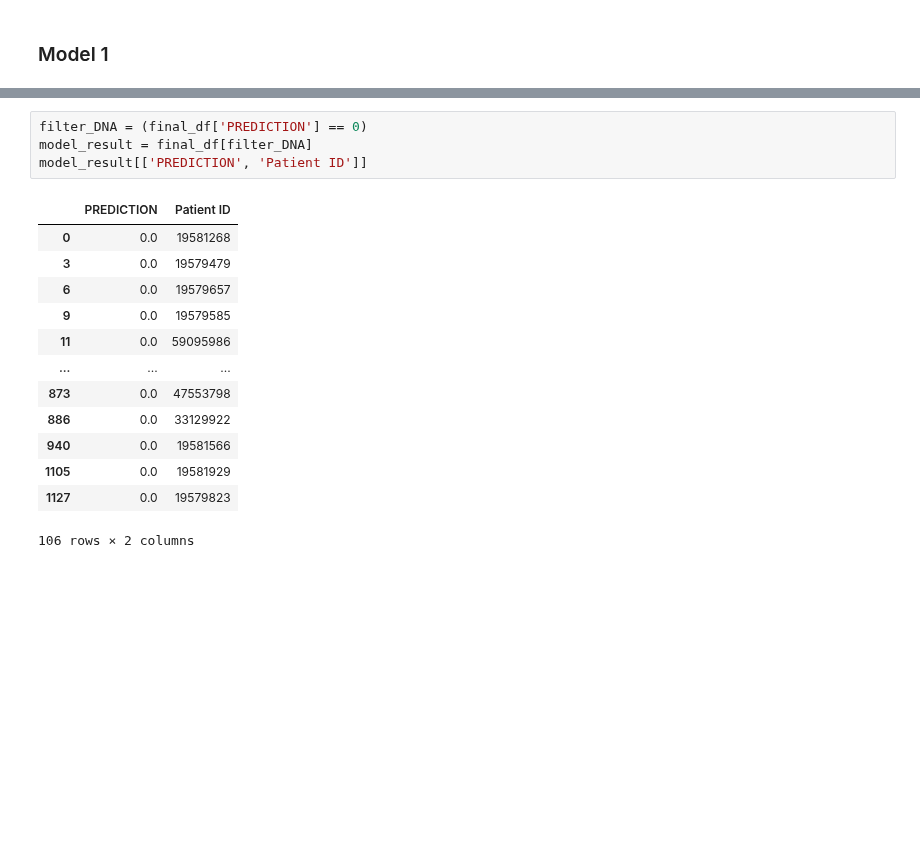
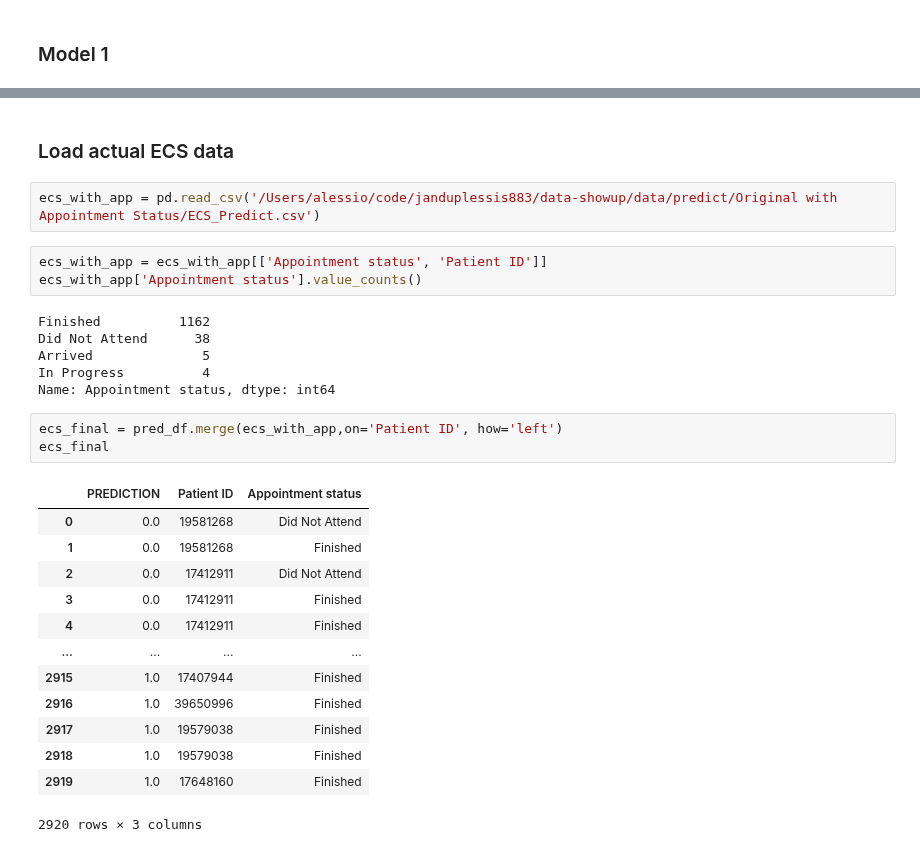
Before and after one commit to janduplessis883/project-showupforhealth, a Jupyter notebook: notebooks/alex_DL_MODEL_test_ECS.ipynb, the cells around one changed output, grey strips where cells are left out. Drawn from its saved outputs; the diff is of its cells as text; blank space fills up the shorter version.

```diff
--- a/notebooks/alex_DL_MODEL_test_ECS.ipynb
+++ b/notebooks/alex_DL_MODEL_test_ECS.ipynb
@@ -256,18 +259,30 @@ final_df
-# %%
-filter_DNA = (final_df['PREDICTION'] == 0)
-model_result = final_df[filter_DNA]
-model_result[['PREDICTION', 'Patient ID']]
-# %% [output]
-|  | PREDICTION | Patient ID |
-| 0 | 0.0 | 19581268 |
-| 3 | 0.0 | 19579479 |
-| 6 | 0.0 | 19579657 |
-| 9 | 0.0 | 19579585 |
-| 11 | 0.0 | 59095986 |
-| ... | ... | ... |
-| 873 | 0.0 | 47553798 |
-| 886 | 0.0 | 33129922 |
-| 940 | 0.0 | 19581566 |
-| 1105 | 0.0 | 19581929 |
-| 1127 | 0.0 | 19579823 |
-106 rows × 2 columns
+# %% [markdown]
+### Load actual ECS data
+# %%
+ecs_with_app = pd.read_csv('/Users/alessio/code/janduplessis883/data-showup/data/predict/Original with Appointment Status/ECS_Predict.csv')
+# %%
+ecs_with_app = ecs_with_app[['Appointment status', 'Patient ID']]
+ecs_with_app['Appointment status'].value_counts()
+# %% [output]
+Finished          1162
+Did Not Attend      38
+Arrived              5
+In Progress          4
+Name: Appointment status, dtype: int64
+# %%
+ecs_final = pred_df.merge(ecs_with_app,on='Patient ID', how='left')
+ecs_final
+# %% [output]
+|  | PREDICTION | Patient ID | Appointment status |
+| 0 | 0.0 | 19581268 | Did Not Attend |
+| 1 | 0.0 | 19581268 | Finished |
+| 2 | 0.0 | 17412911 | Did Not Attend |
+| 3 | 0.0 | 17412911 | Finished |
+| 4 | 0.0 | 17412911 | Finished |
+| ... | ... | ... | ... |
+| 2915 | 1.0 | 17407944 | Finished |
+| 2916 | 1.0 | 39650996 | Finished |
+| 2917 | 1.0 | 19579038 | Finished |
+| 2918 | 1.0 | 19579038 | Finished |
+| 2919 | 1.0 | 17648160 | Finished |
+2920 rows × 3 columns
```
Also changed, not shown: parts of 15 cells of this notebook.
